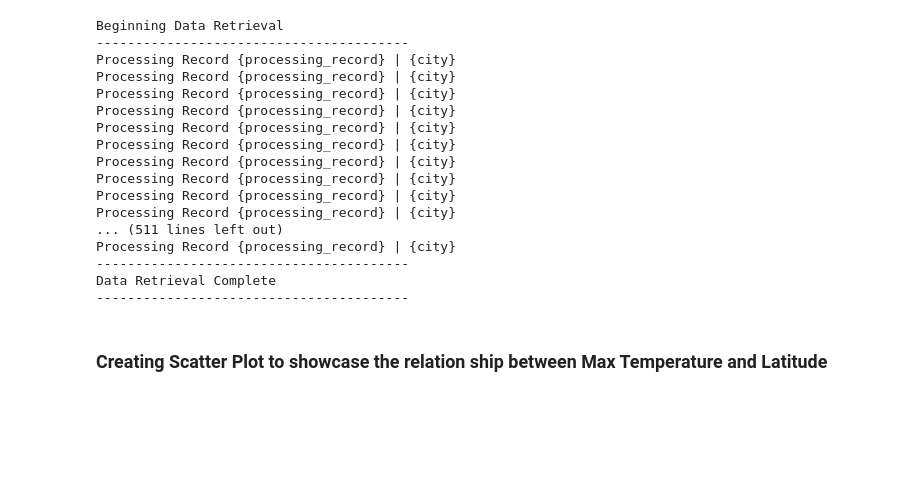
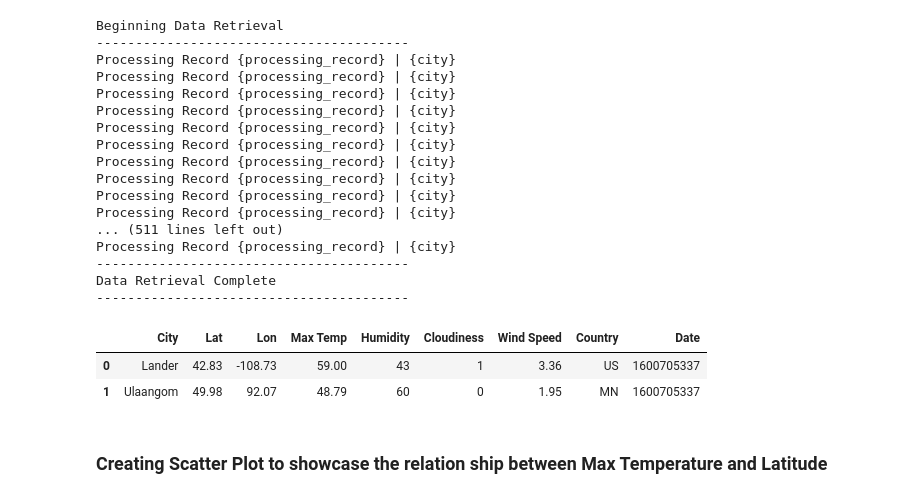
Before and after one commit to Slyssy/python-api-challenge, a Jupyter notebook: WeatherPy/WeatherPy.ipynb, the cells around one changed output. Saved outputs shown, nothing was run; the diff lists cells and outputs as text; code cells hidden in the pictures; blank space fills up the shorter version.

```diff
--- a/WeatherPy/WeatherPy.ipynb
+++ b/WeatherPy/WeatherPy.ipynb
@@ -141,6 +141,11 @@ Data Retrieval Complete
 ----------------------------------------
 # %%
 df = pd.DataFrame(city_results)
+df.head(2)
+# %% [output]
+|  | City | Lat | Lon | Max Temp | Humidity | Cloudiness | Wind Speed | Country | Date |
+| 0 | Lander | 42.83 | -108.73 | 59.00 | 43 | 1 | 3.36 | US | 1600705337 |
+| 1 | Ulaangom | 49.98 | 92.07 | 48.79 | 60 | 0 | 1.95 | MN | 1600705337 |
 # %% [markdown]
 ### Creating Scatter Plot to showcase the relation ship between Max Temperature and Latitude
 # %%
```
Also changed, not shown: parts of 21 cells of this notebook.
